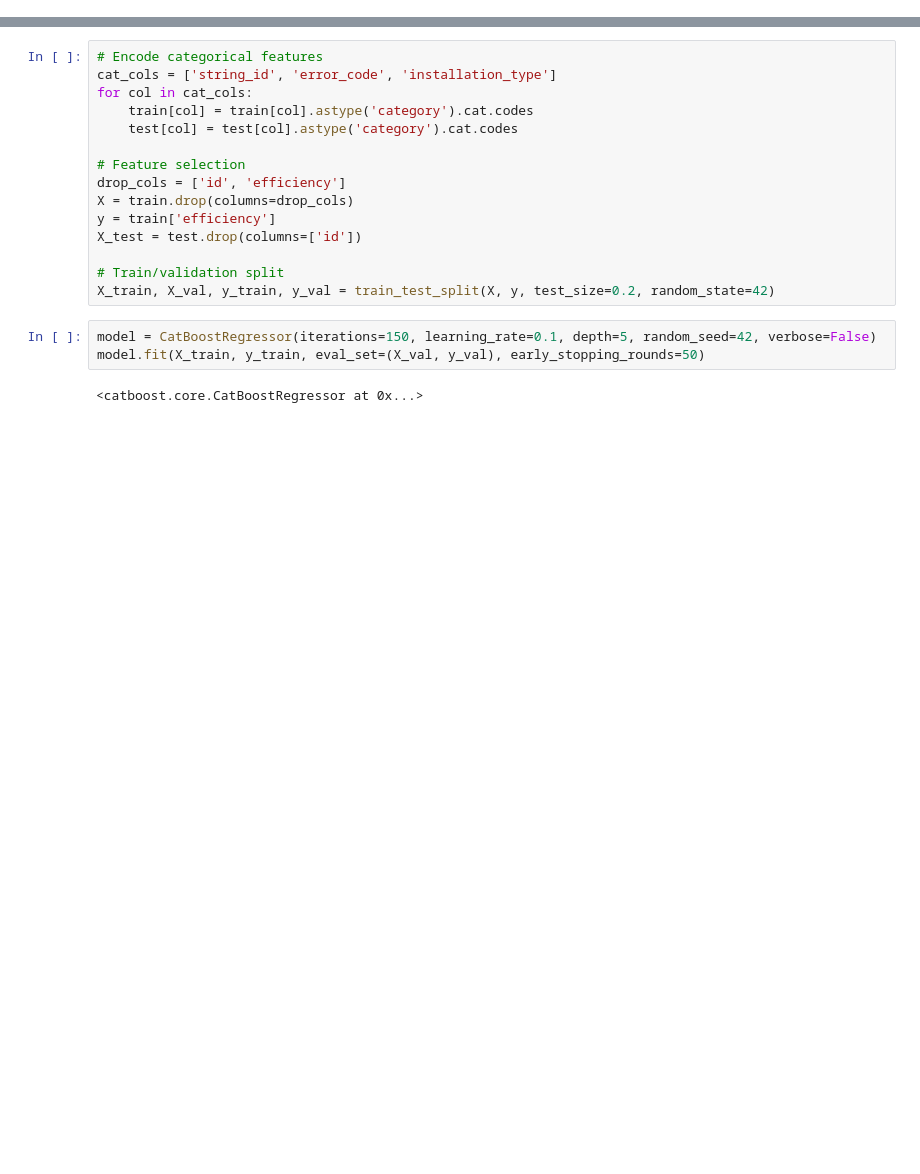
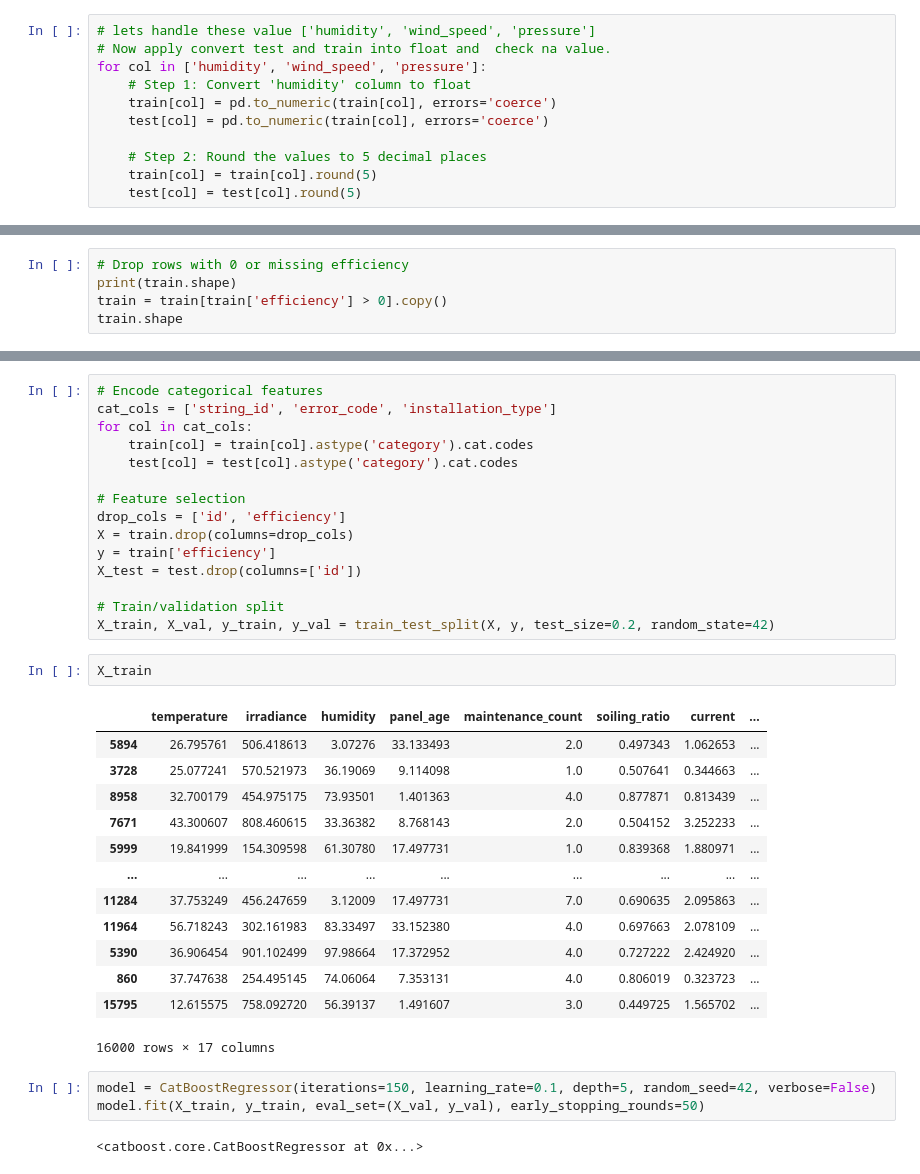
Before and after one commit to vidhanrathore/Solar-Hackthon, a Jupyter notebook: version3.ipynb, the cells around one changed output, grey strips where cells are left out. Drawn from its saved outputs; the diff is of its cells as text; blank space fills up the shorter version.

```diff
--- a/version3.ipynb
+++ b/version3.ipynb
@@ -104,0 +176,11 @@ train.describe()
+# %%
+# lets handle these value ['humidity', 'wind_speed', 'pressure']
+# Now apply convert test and train into float and  check na value.
+for col in ['humidity', 'wind_speed', 'pressure']:
+    # Step 1: Convert 'humidity' column to float
+    train[col] = pd.to_numeric(train[col], errors='coerce')
+    test[col] = pd.to_numeric(train[col], errors='coerce')
+
+    # Step 2: Round the values to 5 decimal places
+    train[col] = train[col].round(5)
+    test[col] = test[col].round(5)
@@ -222,3 +339,8 @@ For example, when doing 'df[col].method(value, inplace=True)', try using 'df.met
 
 
   test[col].fillna(median_value, inplace=True)
+# %%
+# Drop rows with 0 or missing efficiency
+print(train.shape)
+train = train[train['efficiency'] > 0].copy()
+train.shape
@@ -237,6 +362,22 @@ X_test = test.drop(columns=['id'])
 
 # Train/validation split
 X_train, X_val, y_train, y_val = train_test_split(X, y, test_size=0.2, random_state=42)
+# %%
+X_train
+# %% [output]
+|  | temperature | irradiance | humidity | panel_age | maintenance_count | soiling_ratio | current | ... |
+| 5894 | 26.795761 | 506.418613 | 3.07276 | 33.133493 | 2.0 | 0.497343 | 1.062653 | ... |
+| 3728 | 25.077241 | 570.521973 | 36.19069 | 9.114098 | 1.0 | 0.507641 | 0.344663 | ... |
+| 8958 | 32.700179 | 454.975175 | 73.93501 | 1.401363 | 4.0 | 0.877871 | 0.813439 | ... |
+| 7671 | 43.300607 | 808.460615 | 33.36382 | 8.768143 | 2.0 | 0.504152 | 3.252233 | ... |
+| 5999 | 19.841999 | 154.309598 | 61.30780 | 17.497731 | 1.0 | 0.839368 | 1.880971 | ... |
+| ... | ... | ... | ... | ... | ... | ... | ... | ... |
+| 11284 | 37.753249 | 456.247659 | 3.12009 | 17.497731 | 7.0 | 0.690635 | 2.095863 | ... |
+| 11964 | 56.718243 | 302.161983 | 83.33497 | 33.152380 | 4.0 | 0.697663 | 2.078109 | ... |
+| 5390 | 36.906454 | 901.102499 | 97.98664 | 17.372952 | 4.0 | 0.727222 | 2.424920 | ... |
+| 860 | 37.747638 | 254.495145 | 74.06064 | 7.353131 | 4.0 | 0.806019 | 0.323723 | ... |
+| 15795 | 12.615575 | 758.092720 | 56.39137 | 1.491607 | 3.0 | 0.449725 | 1.565702 | ... |
+16000 rows × 17 columns
 # %%
 model = CatBoostRegressor(iterations=150, learning_rate=0.1, depth=5, random_seed=42, verbose=False)
 model.fit(X_train, y_train, eval_set=(X_val, y_val), early_stopping_rounds=50)
```
Also changed, not shown: parts of 27 cells of this notebook, 26 other files.
